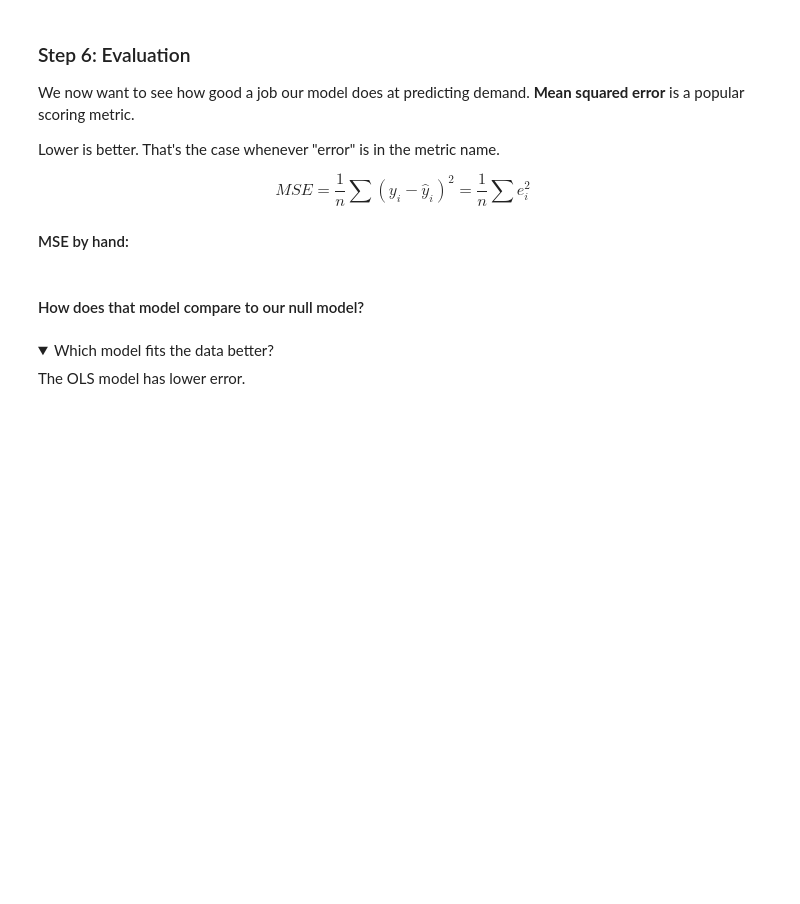
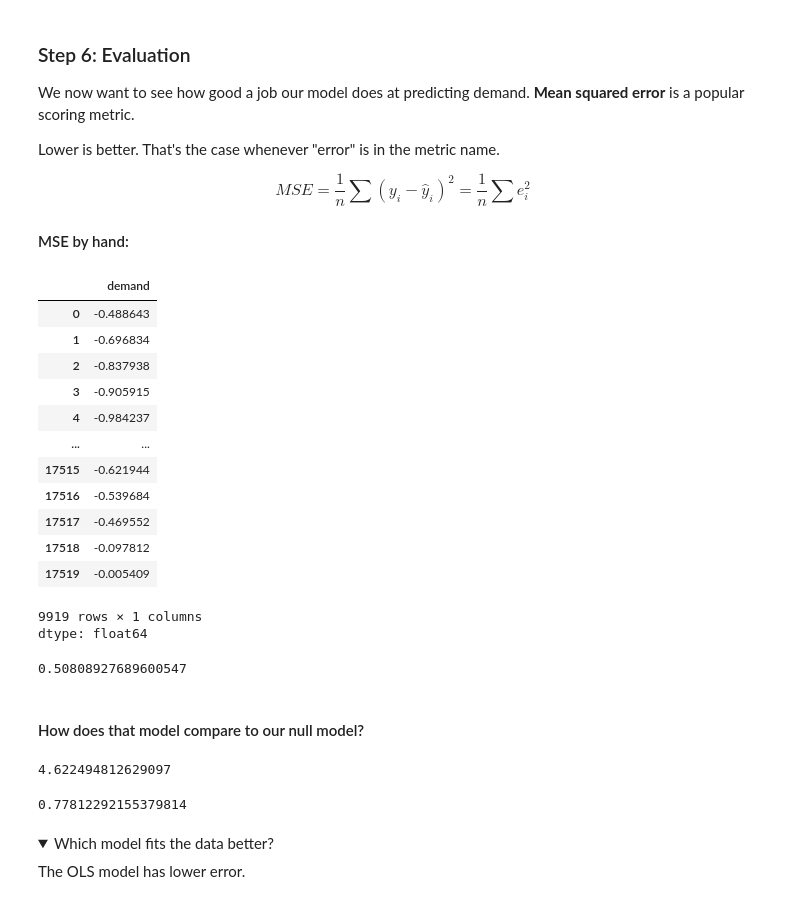
Before and after one commit to naserhusovic-droid/DSB-Unit-03, a Jupyter notebook: 02 - Linear Regression I/02-simple-linear-regression.ipynb, the cells around one changed output. Drawn from its saved outputs; the diff is of its cells as text; code cells hidden in the pictures; folded sections open; blank space fills up the shorter version.

```diff
--- a/02 - Linear Regression I/02-simple-linear-regression.ipynb
+++ b/02 - Linear Regression I/02-simple-linear-regression.ipynb
@@ -358,14 +358,43 @@ $$ MSE = \frac{1}{n} \sum (y_i - \hat{y}_i)^2 = \frac{1}{n} \sum e_i^2 $$
 #### MSE by hand:
 # %%
 # Create residuals (aka errors): (y - y_hat)
+residuals = y - y_predict
+residuals
+# %% [output]
+|  | demand |
+| 0 | -0.488643 |
+| 1 | -0.696834 |
+| 2 | -0.837938 |
+| 3 | -0.905915 |
+| 4 | -0.984237 |
+| ... | ... |
+| 17515 | -0.621944 |
+| 17516 | -0.539684 |
+| 17517 | -0.469552 |
+| 17518 | -0.097812 |
+| 17519 | -0.005409 |
+9919 rows × 1 columns
+dtype: float64
 # %%
 # Compute the MSE
+mse = (residuals**2).mean()
+mse
+# %% [output]
+0.50808927689600547
 # %% [markdown]
 #### How does that model compare to our null model?
 # %%
 # Create the predictions for the "null model"
+y_bar = y.mean()
+y_bar
+# %% [output]
+4.622494812629097
 # %%
 # The null MSE
+null_mse = np.mean((y - y_bar)**2)
+null_mse
+# %% [output]
+0.77812292155379814
 # %% [markdown]
 <details><summary>Which model fits the data better?</summary>
 The OLS model has lower error.
```
Also changed, not shown: parts of 5 cells of this notebook.
